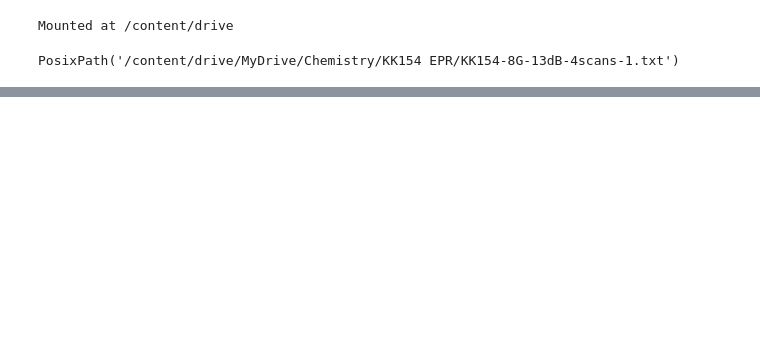
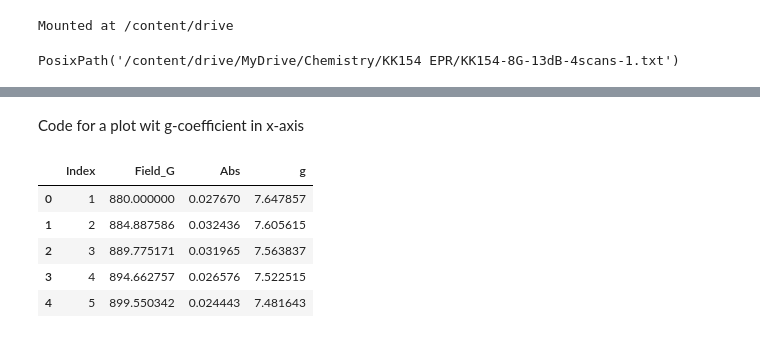
Before and after one commit to Krzesimir13/Chemistry, a Jupyter notebook: KK154_EPR.ipynb, the cells around one changed output, grey strips where cells are left out. Saved outputs shown, nothing was run; the diff lists cells and outputs as text; code cells hidden in the pictures; blank space fills up the shorter version.

```diff
--- a/KK154_EPR.ipynb
+++ b/KK154_EPR.ipynb
@@ -19,19 +20,25 @@ file
 # %% [output]
 PosixPath('/content/drive/MyDrive/Chemistry/KK154 EPR/KK154-8G-13dB-4scans-1.txt')
 # %%
-# Skip the first header line that contains weird labels
-df = pd.read_csv(
-    file,
-    sep=r'\s+',
-    skiprows=1,  # <-- fixes the header problem
-    names=["Index", "Field_G", "Abs"]
-)
+#encoding of data to DataFrame
+from pathlib import Path
 
-# Convert to numeric (just in case)
-df["Field_G"] = pd.to_numeric(df["Field_G"], errors='coerce')
-df["Abs"] = pd.to_numeric(df["Abs"], errors='coerce')
 
-# Drop any rows that contain NaN after conversion
-df = df.dropna()
+def text_to_df(name):
+  parent = Path('/content/drive/MyDrive/Chemistry/KK154 EPR')
+  file = parent / name
+  df = pd.read_csv(
+      file,
+      sep=r'\s+',
+      skiprows=1,  # <-- fixes the header problem
+      names=["Index", "Field_G", "Abs"]
+      )
 
-print(df.head())
+  # Convert to numeric (just in case)
+  df["Field_G"] = pd.to_numeric(df["Field_G"], errors='coerce')
+  df["Abs"] = pd.to_numeric(df["Abs"], errors='coerce')
+
+  # Drop any rows that contain NaN after conversion
+  df = df.dropna()
+
+  return df
@@ -45,3 +45,11 @@ print(df.head())
+# %%
+file_1 = 'KK154-8G-13dB-4scans-1.txt'
+exp_1 = text_to_df(file_1)
+file_2 = 'KK154-8G-13dB-4scans-130K-ZOOM.txt'
+exp_2 = text_to_df(file_2)
+file_3 = 'KK154-G-13dB-4scans-130K-ZOOM.txt'
+exp_3 = text_to_df(file_3)
+#print(exp_1.head())
 # %%
 # Plot
 import plotly.express as px
@@ -59,0 +72,14 @@ fig.show()
+# %% [markdown]
+Code for a plot wit g-coefficient in x-axis
+# %%
+# --- Convert field → g using extracted frequency ---
+mw_freq = 9.419598  # GHz
+exp_1["g"] = 714.48 * mw_freq / exp_1["Field_G"]
+exp_1.head()
+# %% [output]
+|  | Index | Field_G | Abs | g |
+| 0 | 1 | 880.000000 | 0.027670 | 7.647857 |
+| 1 | 2 | 884.887586 | 0.032436 | 7.605615 |
+| 2 | 3 | 889.775171 | 0.031965 | 7.563837 |
+| 3 | 4 | 894.662757 | 0.026576 | 7.522515 |
+| 4 | 5 | 899.550342 | 0.024443 | 7.481643 |
```
Also changed, not shown: parts of 9 cells of this notebook.
